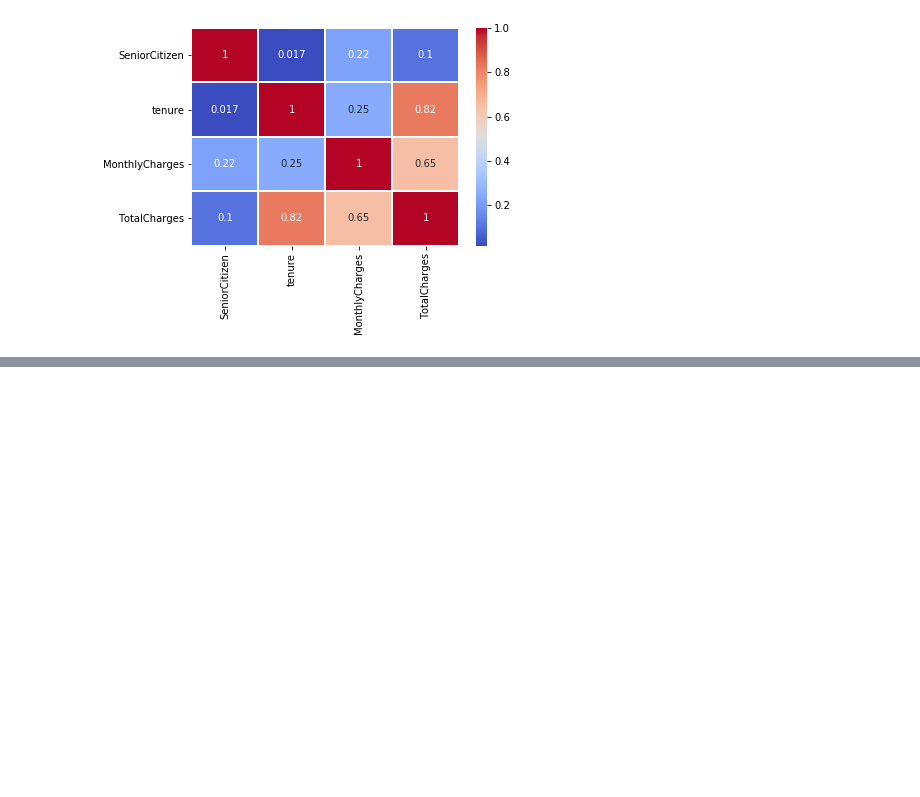
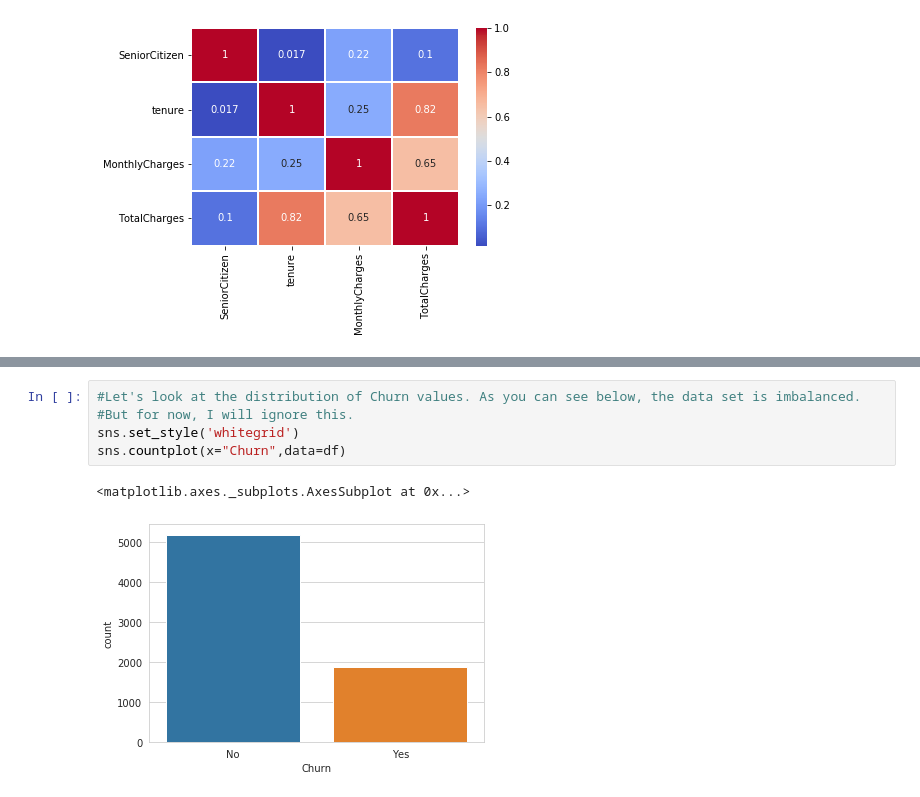
Before and after one commit to satishkannan1995/Project, a Jupyter notebook: Telco-problem dataset.ipynb, the cells around one changed output, grey strips where cells are left out. Drawn from its saved outputs; the diff is of its cells as text; blank space fills up the shorter version.

```diff
--- a/Telco-problem dataset.ipynb
+++ b/Telco-problem dataset.ipynb
@@ -487,3 +493,11 @@ sns.heatmap(df.corr(), annot=True, cmap="coolwarm" , linewidth = 1)
+# %%
+#Let's look at the distribution of Churn values. As you can see below, the data set is imbalanced.
+#But for now, I will ignore this.
+sns.set_style('whitegrid')
+sns.countplot(x="Churn",data=df)
+# %% [output]
+<matplotlib.axes._subplots.AxesSubplot at 0x...>
+[figure, added]
 # %%
 sns.scatterplot(df['Churn'],df['tenure'])
 # %% [output]
```
Also changed, not shown: parts of 42 cells of this notebook.
